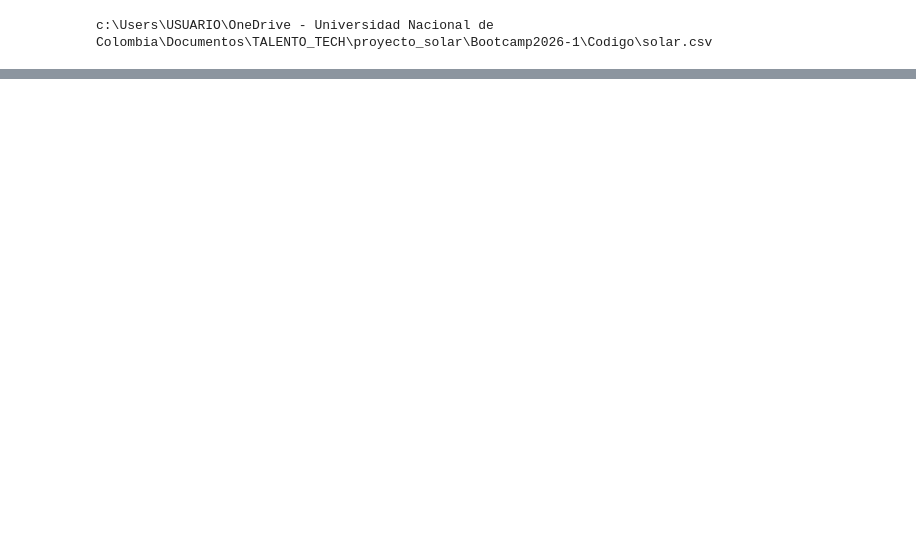
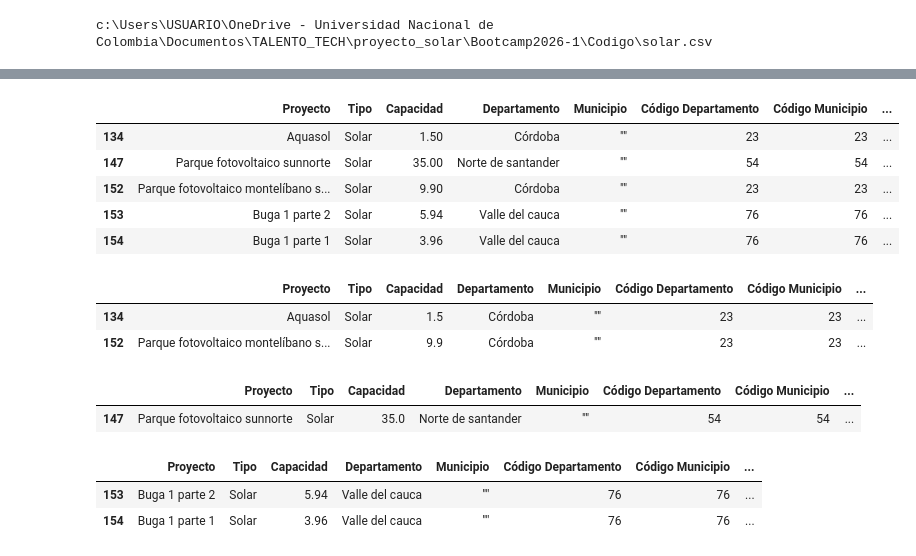
Before and after one commit to upar1234/Bootcamp2026-1, a Jupyter notebook: Codigo/cleaningDataMetaDB.ipynb, the cells around one changed output, grey strips where cells are left out. Drawn from its saved outputs; the diff is of its cells as text; code cells hidden in the pictures; blank space fills up the shorter version.

Commit message:
Manejo de datos faltantes en la columna 'Municipio'

```diff
--- a/Codigo/cleaningDataMetaDB.ipynb
+++ b/Codigo/cleaningDataMetaDB.ipynb
@@ -572,0 +607,27 @@ c:\Users\USUARIO\OneDrive - Universidad Nacional de Colombia\Documentos\TALENTO_
+# %%
+#el registro con valor "" en la columna Municipio corresponde a los codigos 23,54 y 76
+df1[df1["Municipio"] == '""']
+# %% [output]
+|  | Proyecto | Tipo | Capacidad | Departamento | Municipio | Código Departamento | Código Municipio | ... |
+| 134 | Aquasol | Solar | 1.50 | Córdoba | "" | 23 | 23 | ... |
+| 147 | Parque fotovoltaico sunnorte | Solar | 35.00 | Norte de santander | "" | 54 | 54 | ... |
+| 152 | Parque fotovoltaico montelíbano s... | Solar | 9.90 | Córdoba | "" | 23 | 23 | ... |
+| 153 | Buga 1 parte 2 | Solar | 5.94 | Valle del cauca | "" | 76 | 76 | ... |
+| 154 | Buga 1 parte 1 | Solar | 3.96 | Valle del cauca | "" | 76 | 76 | ... |
+# %%
+df1[df1["Código Municipio"] == 23]
+# %% [output]
+|  | Proyecto | Tipo | Capacidad | Departamento | Municipio | Código Departamento | Código Municipio | ... |
+| 134 | Aquasol | Solar | 1.5 | Córdoba | "" | 23 | 23 | ... |
+| 152 | Parque fotovoltaico montelíbano s... | Solar | 9.9 | Córdoba | "" | 23 | 23 | ... |
+# %%
+df1[df1["Código Municipio"] == 54]
+# %% [output]
+|  | Proyecto | Tipo | Capacidad | Departamento | Municipio | Código Departamento | Código Municipio | ... |
+| 147 | Parque fotovoltaico sunnorte | Solar | 35.0 | Norte de santander | "" | 54 | 54 | ... |
+# %%
+df1[df1["Código Municipio"] == 76]
+# %% [output]
+|  | Proyecto | Tipo | Capacidad | Departamento | Municipio | Código Departamento | Código Municipio | ... |
+| 153 | Buga 1 parte 2 | Solar | 5.94 | Valle del cauca | "" | 76 | 76 | ... |
+| 154 | Buga 1 parte 1 | Solar | 3.96 | Valle del cauca | "" | 76 | 76 | ... |
```
Also changed, not shown: parts of 5 cells of this notebook.
